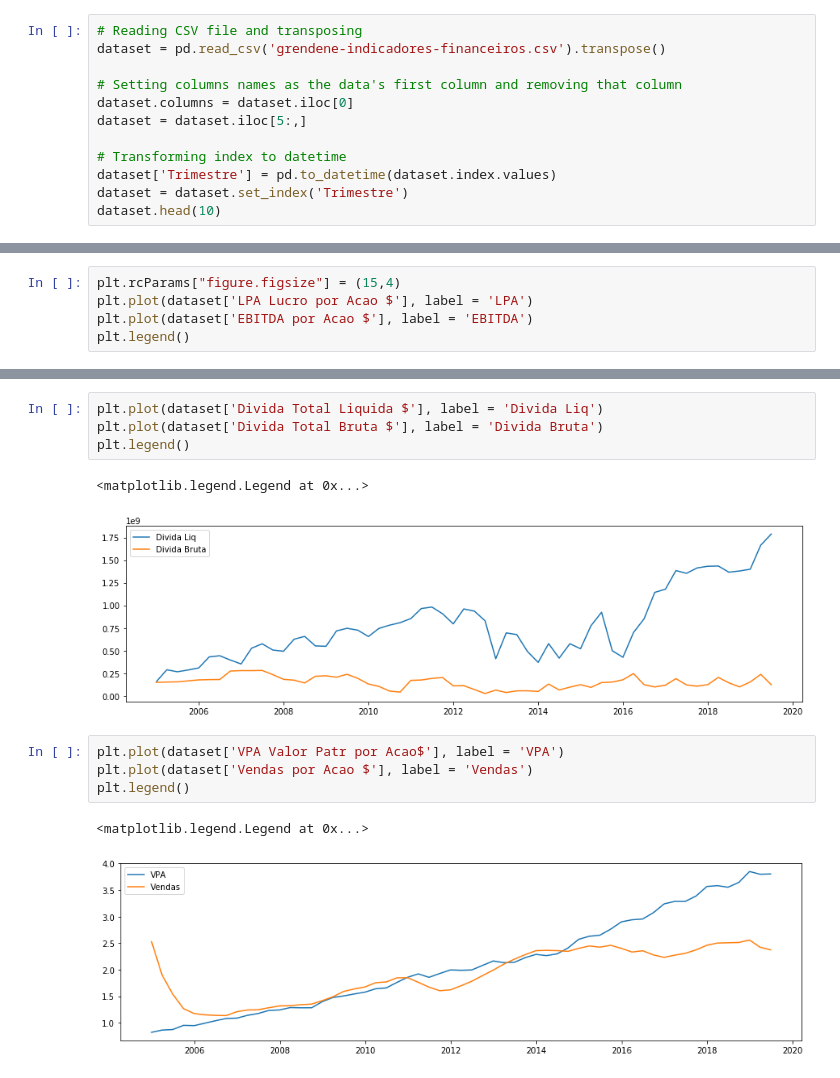
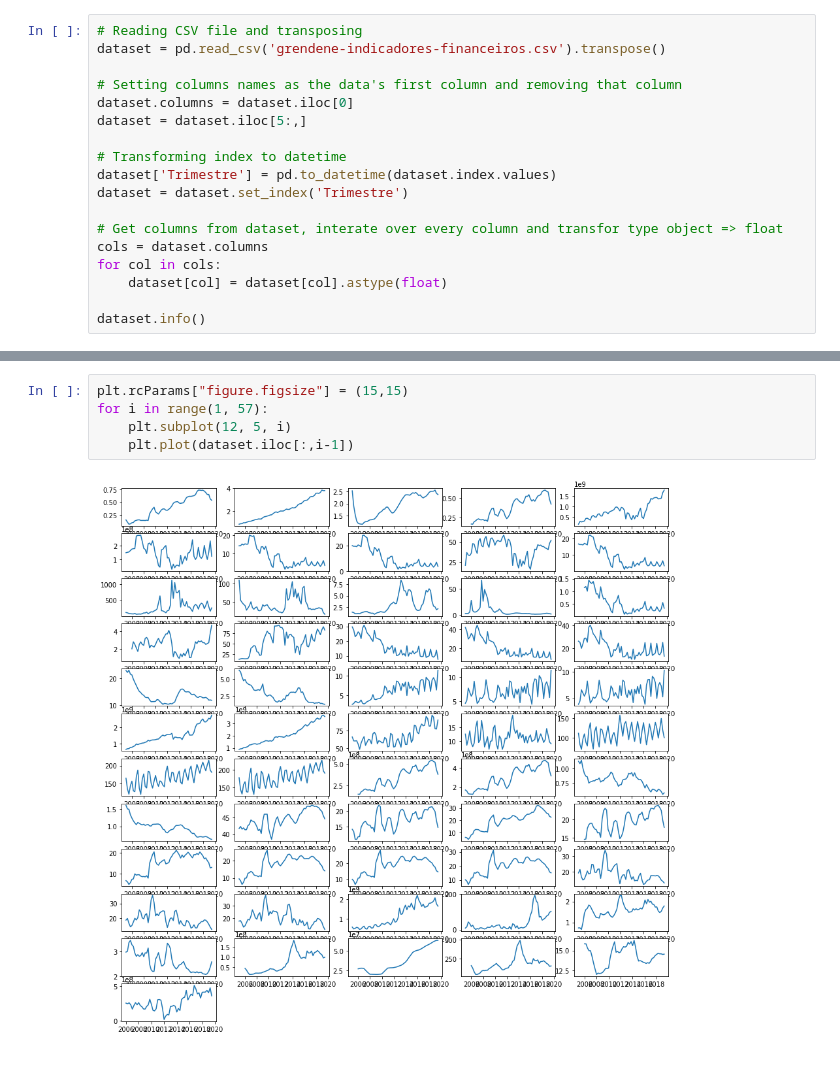
Before and after one commit to GuiMend/stock-prediction-rnn-fundamentals, a Jupyter notebook: Data cleaning.ipynb, the cells around one changed output, grey strips where cells are left out. Saved outputs shown, nothing was run; the diff lists cells and outputs as text.

Commit message:
convert object to float, add all 56 subplots, treat NaN with interpolation

```diff
--- a/Data cleaning.ipynb
+++ b/Data cleaning.ipynb
@@ -14,5 +16,11 @@ dataset = dataset.iloc[5:,]
 # Transforming index to datetime
 dataset['Trimestre'] = pd.to_datetime(dataset.index.values)
 dataset = dataset.set_index('Trimestre')
-dataset.head(10)
+
+# Get columns from dataset, interate over every column and transfor type object => float
+cols = dataset.columns
+for col in cols:
+    dataset[col] = dataset[col].astype(float)
+
+dataset.info()
 # %% [output]
@@ -32,5 +43,0 @@ dataset.head(10)
-# %%
-plt.rcParams["figure.figsize"] = (15,4)
-plt.plot(dataset['LPA Lucro por Acao $'], label = 'LPA')
-plt.plot(dataset['EBITDA por Acao $'], label = 'EBITDA')
-plt.legend()
@@ -40,14 +44,7 @@ plt.legend()
-# %%
-plt.plot(dataset['Divida Total Liquida $'], label = 'Divida Liq')
-plt.plot(dataset['Divida Total Bruta $'], label = 'Divida Bruta')
-plt.legend()
-# %% [output]
-<matplotlib.legend.Legend at 0x...>
-[figure, removed]
-# %%
-plt.plot(dataset['VPA Valor Patr por Acao$'], label = 'VPA')
-plt.plot(dataset['Vendas por Acao $'], label = 'Vendas')
-plt.legend()
-# %% [output]
-<matplotlib.legend.Legend at 0x...>
-[figure, removed]
+# %%
+plt.rcParams["figure.figsize"] = (15,15)
+for i in range(1, 57):
+    plt.subplot(12, 5, i)
+    plt.plot(dataset.iloc[:,i-1])
+# %% [output]
+[figure, added]
```
Also changed, not shown: parts of 5 cells of this notebook, 1 other file.
